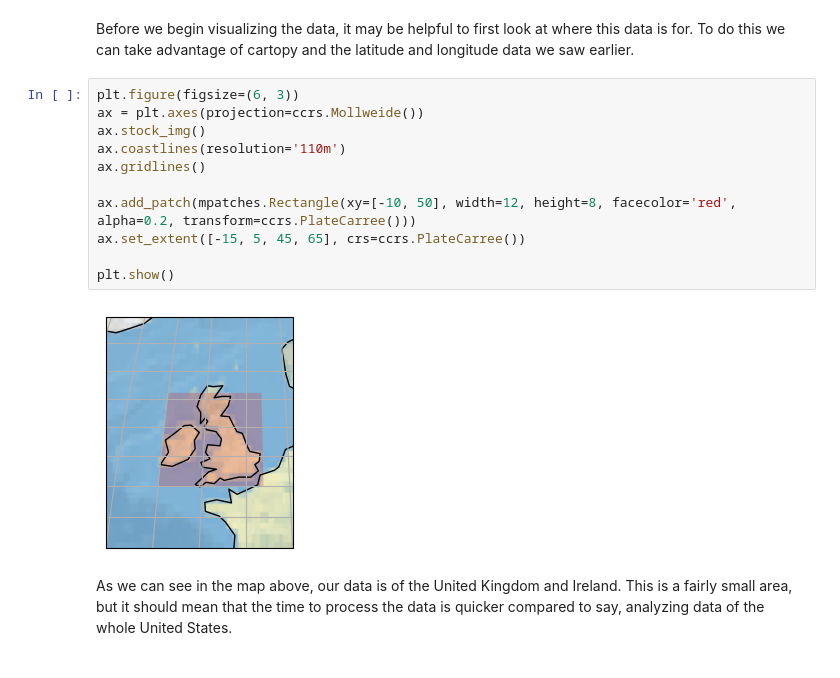
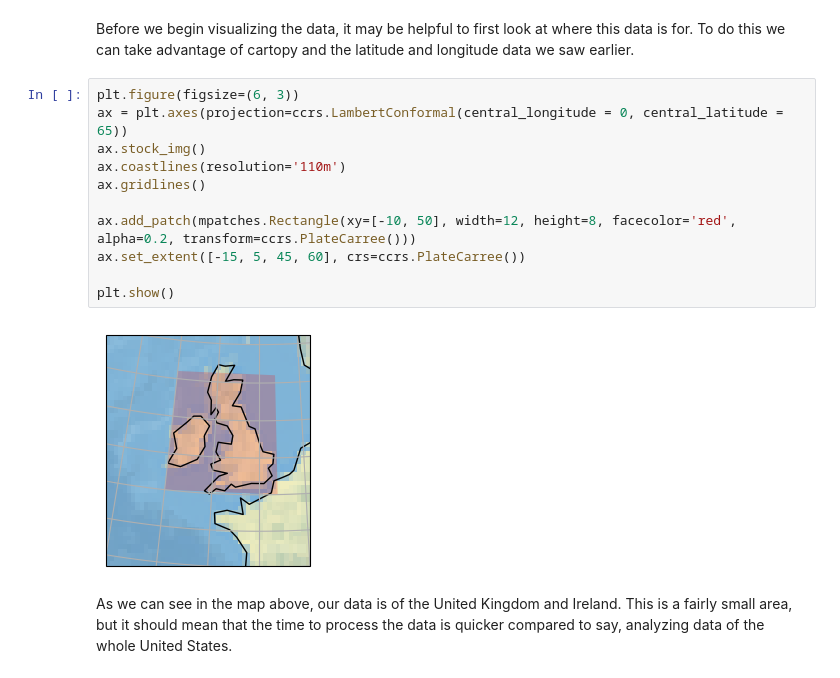
Before and after one commit to tyson-wx/data_science_for_the_geosciences, a Jupyter notebook: notebooks/Xarray_and_Thesis_Applied.ipynb, the cells around one changed output. Drawn from its saved outputs; the diff is of its cells as text.

```diff
--- a/notebooks/Xarray_and_Thesis_Applied.ipynb
+++ b/notebooks/Xarray_and_Thesis_Applied.ipynb
@@ -50,17 +50,17 @@ First is our dimensions view, which shows how big our file is along each of the
 Before we begin visualizing the data, it may be helpful to first look at where this data is for. To do this we can take advantage of cartopy and the latitude and longitude data we saw earlier.
 # %%
 plt.figure(figsize=(6, 3))
-ax = plt.axes(projection=ccrs.Mollweide())
+ax = plt.axes(projection=ccrs.LambertConformal(central_longitude = 0, central_latitude = 65))
 ax.stock_img()
 ax.coastlines(resolution='110m')
 ax.gridlines()
 
 ax.add_patch(mpatches.Rectangle(xy=[-10, 50], width=12, height=8, facecolor='red', alpha=0.2, transform=ccrs.PlateCarree()))
-ax.set_extent([-15, 5, 45, 65], crs=ccrs.PlateCarree())
+ax.set_extent([-15, 5, 45, 60], crs=ccrs.PlateCarree())
 
 plt.show()
 # %% [output]
-[figure, old version]
+[figure, new version]
 # %% [markdown]
 As we can see in the map above, our data is of the United Kingdom and Ireland. This is a fairly small area, but it should mean that the time to process the data is quicker compared to say, analyzing data of the whole United States.
 # %% [markdown]
```
Also changed, not shown: parts of 2 cells of this notebook, 2 other files.
